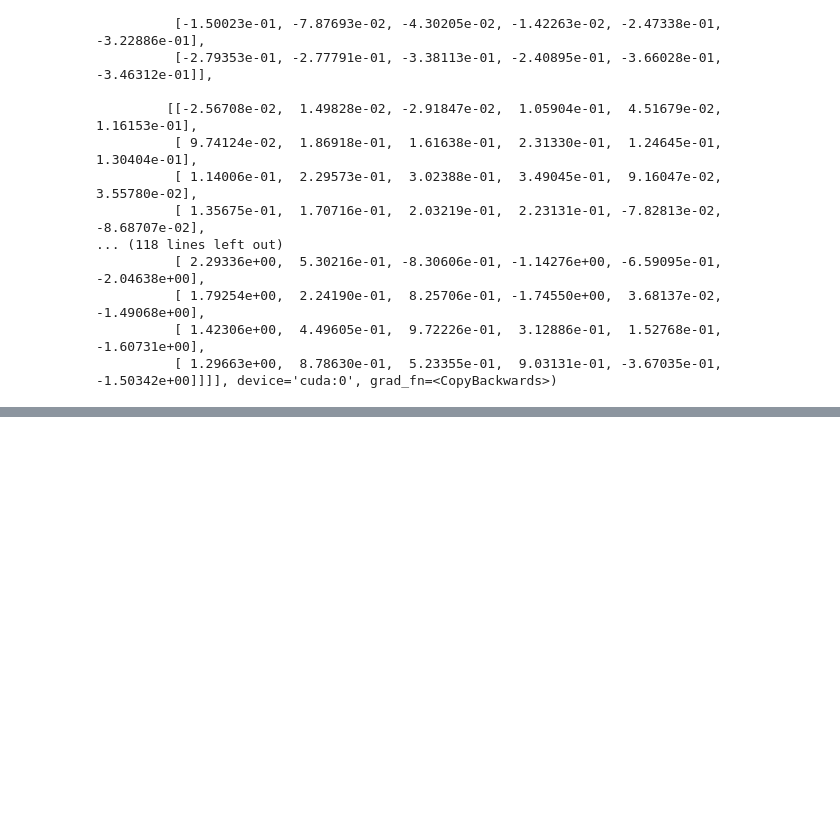
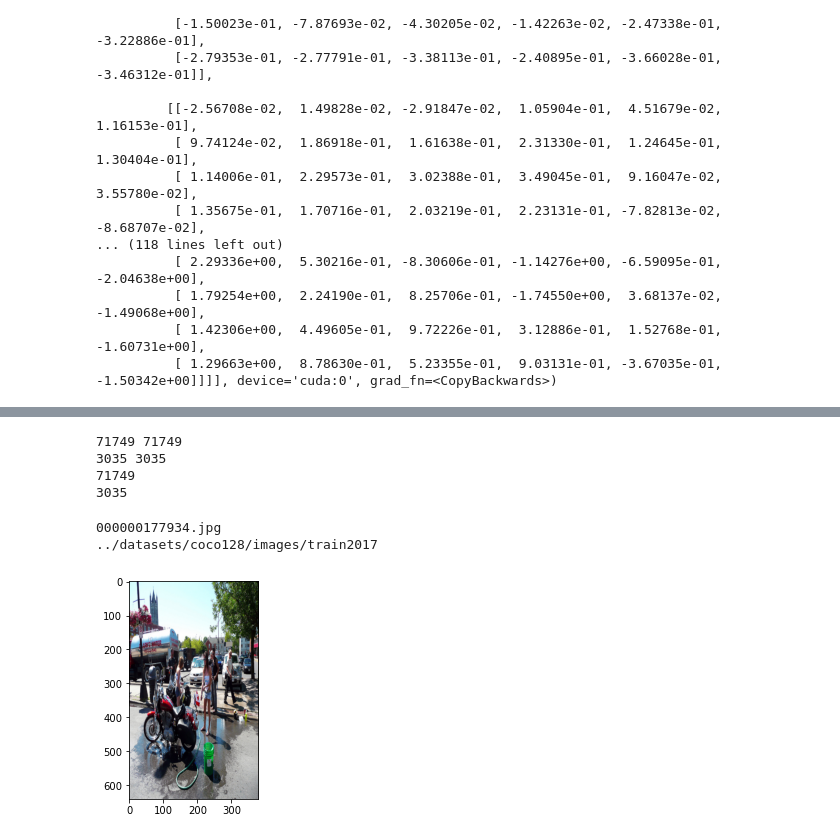
Before and after one commit to omarelhedaby/quant_yolov5, a Jupyter notebook: experiments.ipynb, the cells around one changed output, grey strips where cells are left out. Drawn from its saved outputs; the diff is of its cells as text; code cells hidden in the pictures; blank space fills up the shorter version.

```diff
--- a/experiments.ipynb
+++ b/experiments.ipynb
@@ -296,0 +423,80 @@ tensor([[[[ 3.74569e-03,  1.29232e-01,  1.35577e-01,  2.93213e-01,  1.65933e-01,
+# %%
+import os
+
+def count_files_in_directory(directory_path):
+    # Get the list of files in the directory
+    files = os.listdir(directory_path)
+
+    # Count the number of files
+    file_count = len(files)
+
+    return file_count
+
+
+train_img_path = "../datasets/coco128/images/train2017"
+train_label_path = "../datasets/coco128/labels/train2017"
+train_img_dir = os.listdir(train_img_path)
+train_label_dir = os.listdir(train_label_path)
+
+val_img_path = "../datasets/coco128/images/val2017"
+val_label_path = "../datasets/coco128/labels/val2017"
+val_img_dir = os.listdir(val_img_path)
+val_label_dir = os.listdir(val_label_path)
+# %%
+train_img_len = count_files_in_directory(train_img_path)
+train_label_len = count_files_in_directory(train_label_path)
+
+val_img_len = count_files_in_directory(val_img_path)
+val_label_len = count_files_in_directory(val_label_path)
+
+print(train_img_len, train_label_len)
+print(val_img_len, val_label_len)
+
+train_img_files = [img_path.replace(".jpg",".txt") for img_path in train_img_dir]
+
+train_imgs_to_delete = list(set(train_img_files) ^ set(train_label_dir))
+train_imgs_to_delete = [img_path.replace(".txt",".jpg") for img_path in train_imgs_to_delete]
+
+for train_img_to_delete in train_imgs_to_delete:
+    path = train_img_path + "/" + train_img_to_delete
+    if os.path.exists(path):
+        os.remove(path)
+
+print(len(os.listdir(train_img_path)))
+
+val_img_files = [img_path.replace(".jpg",".txt") for img_path in val_img_dir]
+
+val_imgs_to_delete = list(set(val_img_files) ^ set(val_label_dir))
+val_imgs_to_delete = [img_path.replace(".txt",".jpg") for img_path in val_imgs_to_delete]
+
+for val_img_to_delete in val_imgs_to_delete:
+    path = val_img_path + "/" + val_img_to_delete
+    if os.path.exists(path):
+        os.remove(path)
+
+print(len(os.listdir(val_img_path)))
+# %% [output]
+71749 71749
+3035 3035
+71749
+3035
+# %%
+import cv2
+from matplotlib import pyplot as plt
+
+idx = 2
+
+image_path = val_img_dir[idx]
+print(image_path)
+print(train_img_path)
+
+img = cv2.imread(val_img_path + "/" + image_path)
+img = cv2.cvtColor(img, cv2.COLOR_BGR2RGB)
+img = cv2.resize(img,(380,640))
+
+plt.imshow(img)
+plt.show()
+# %% [output]
+000000177934.jpg
+../datasets/coco128/images/train2017
+[figure, added]
```
Also changed, not shown: parts of 19 cells of this notebook, 12 other files.
